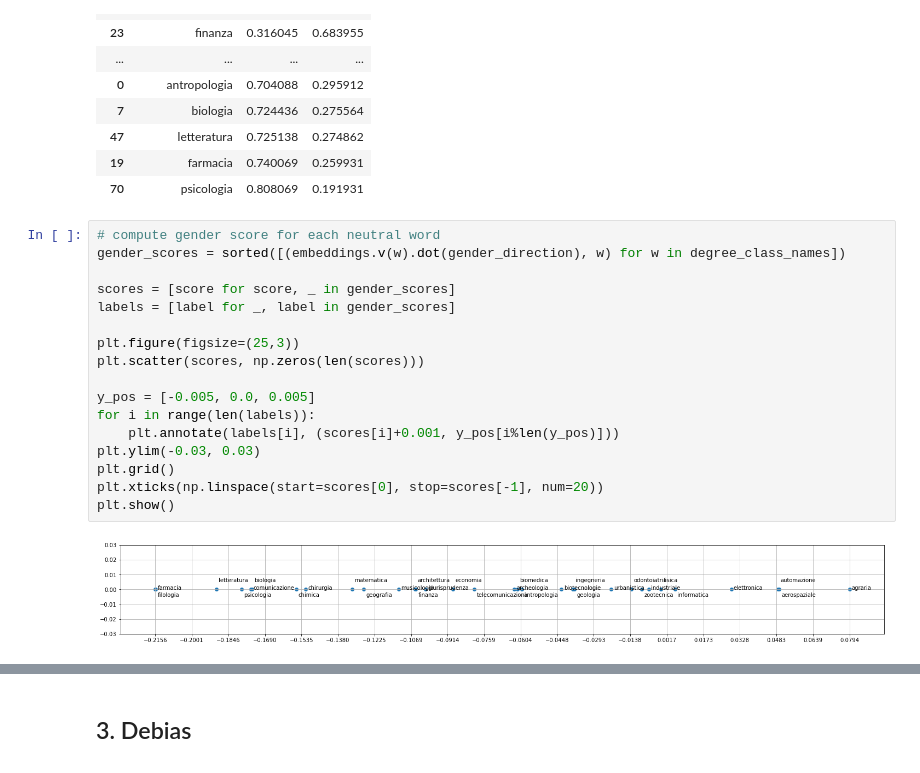
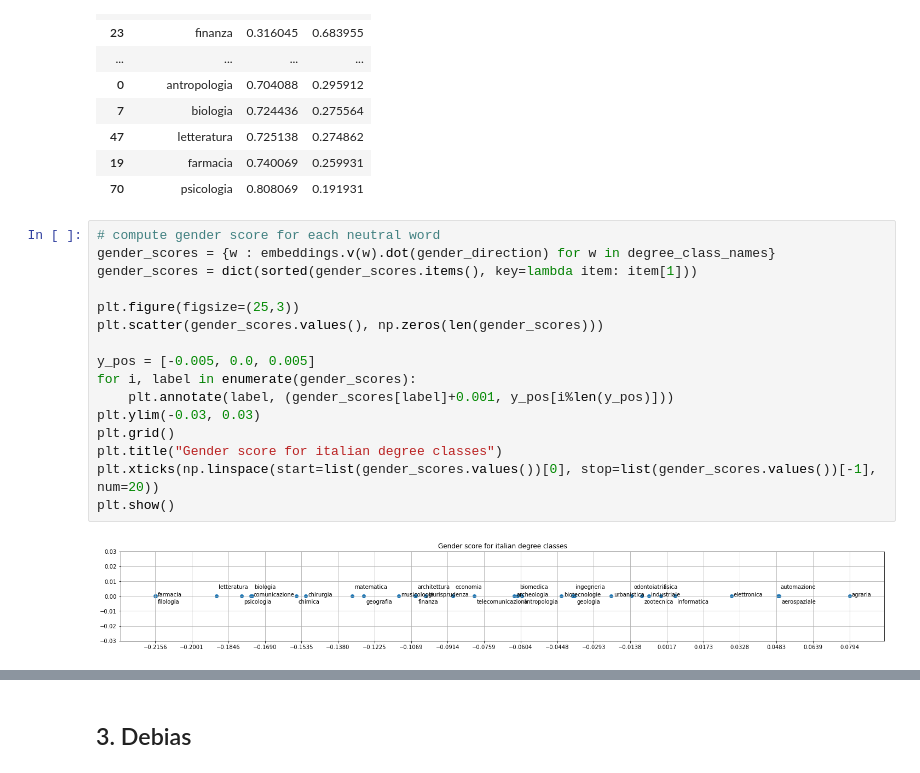
Before and after one commit to Erhtric/GenderDiscriminationNLP, a Jupyter notebook: debiasing_twitter.ipynb, the cells around one changed output, grey strips where cells are left out. Saved outputs shown, nothing was run; the diff lists cells and outputs as text.

Commit message:
PLotting well analysis

```diff
--- a/debiasing_twitter.ipynb
+++ b/debiasing_twitter.ipynb
@@ -142,20 +142,19 @@ gender_degree_classes.sort_values(by='F')
 | 70 | psicologia | 0.808069 | 0.191931 |
 # %%
 # compute gender score for each neutral word
-gender_scores = sorted([(embeddings.v(w).dot(gender_direction), w) for w in degree_class_names])
-
-scores = [score for score, _ in gender_scores]
-labels = [label for _, label in gender_scores]
+gender_scores = {w : embeddings.v(w).dot(gender_direction) for w in degree_class_names}
+gender_scores = dict(sorted(gender_scores.items(), key=lambda item: item[1]))
 
 plt.figure(figsize=(25,3))
-plt.scatter(scores, np.zeros(len(scores)))
+plt.scatter(gender_scores.values(), np.zeros(len(gender_scores)))
 
 y_pos = [-0.005, 0.0, 0.005]
-for i in range(len(labels)):
-    plt.annotate(labels[i], (scores[i]+0.001, y_pos[i%len(y_pos)]))
+for i, label in enumerate(gender_scores):
+    plt.annotate(label, (gender_scores[label]+0.001, y_pos[i%len(y_pos)]))
 plt.ylim(-0.03, 0.03)
 plt.grid()
-plt.xticks(np.linspace(start=scores[0], stop=scores[-1], num=20))
+plt.title("Gender score for italian degree classes")
+plt.xticks(np.linspace(start=list(gender_scores.values())[0], stop=list(gender_scores.values())[-1], num=20))
 plt.show()
 # %% [output]
-[figure, old version]
+[figure, new version]
```
Also changed, not shown: parts of 16 cells of this notebook.
